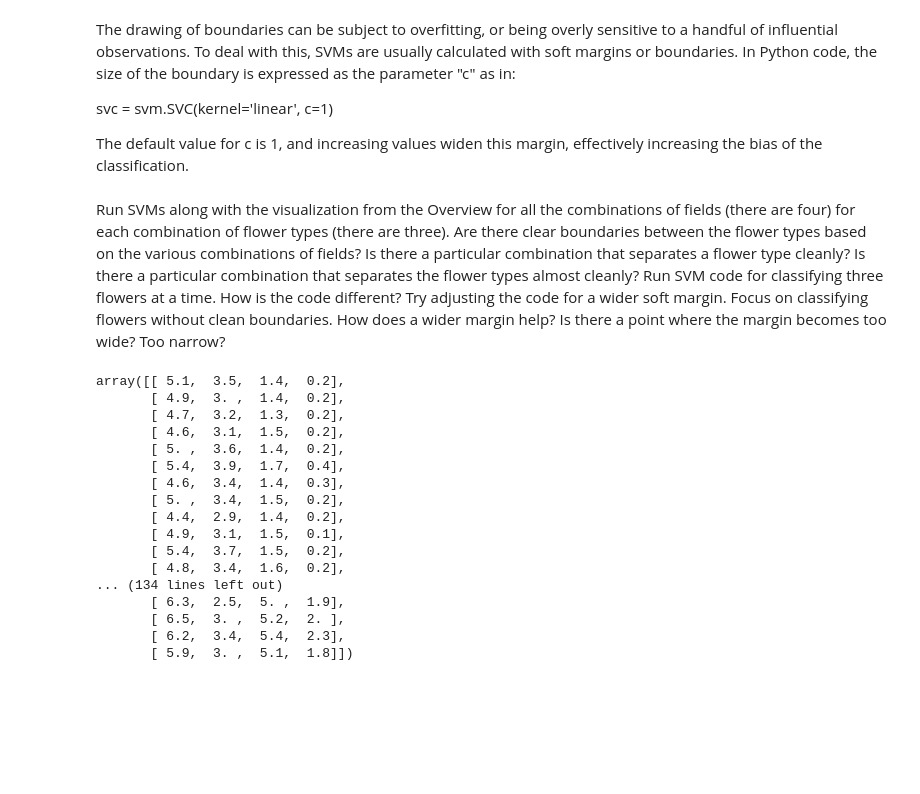
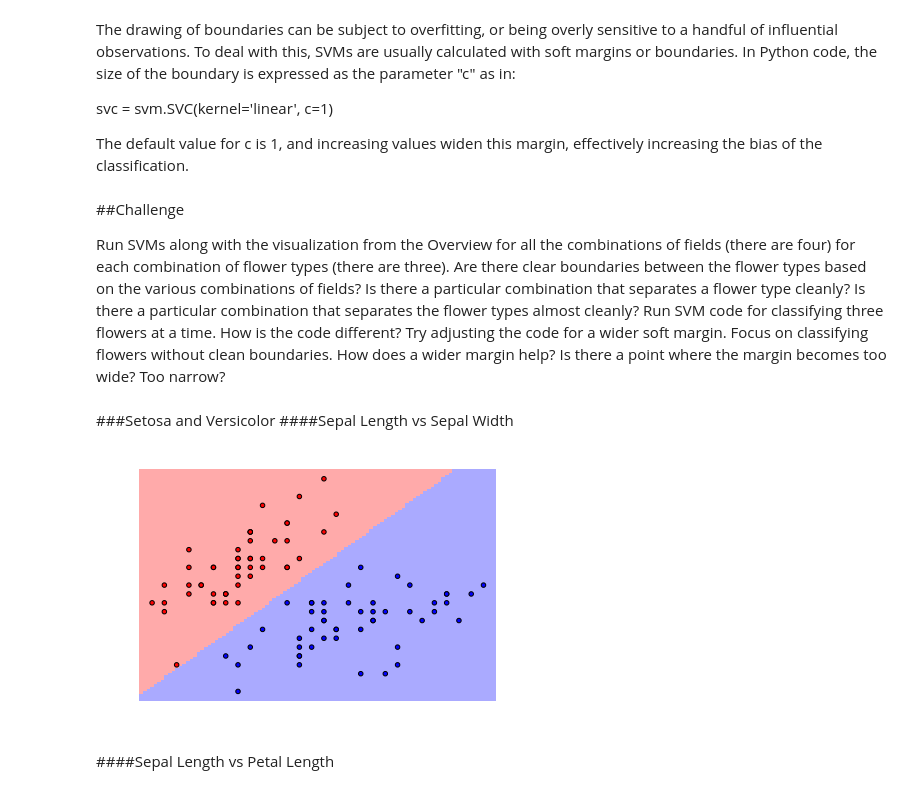
Before and after one commit to molliemarie/Thinkful-Data-Science-Projects, a Jupyter notebook: Unit4/svm.ipynb, the cells around one changed output. Cells and saved outputs as stored; diff of their text form; code cells hidden in the pictures; blank space fills up the shorter version.

```diff
--- a/Unit4/svm.ipynb
+++ b/Unit4/svm.ipynb
@@ -88,26 +153,23 @@ svc = svm.SVC(kernel='linear', c=1)
 
 The default value for c is 1, and increasing values widen this margin, effectively increasing the bias of the classification.
 # %% [markdown]
+##Challenge
+
 Run SVMs along with the visualization from the Overview for all the combinations of fields (there are four) for each combination of flower types (there are three). Are there clear boundaries between the flower types based on the various combinations of fields? Is there a particular combination that separates a flower type cleanly? Is there a particular combination that separates the flower types almost cleanly?
 Run SVM code for classifying three flowers at a time. How is the code different?
 Try adjusting the code for a wider soft margin. Focus on classifying flowers without clean boundaries. How does a wider margin help? Is there a point where the margin becomes too wide? Too narrow?
-# %%
-iris.data
-# %% [output]
-array([[ 5.1,  3.5,  1.4,  0.2],
-       [ 4.9,  3. ,  1.4,  0.2],
-       [ 4.7,  3.2,  1.3,  0.2],
-       [ 4.6,  3.1,  1.5,  0.2],
-       [ 5. ,  3.6,  1.4,  0.2],
-       [ 5.4,  3.9,  1.7,  0.4],
-       [ 4.6,  3.4,  1.4,  0.3],
-       [ 5. ,  3.4,  1.5,  0.2],
-       [ 4.4,  2.9,  1.4,  0.2],
-       [ 4.9,  3.1,  1.5,  0.1],
-       [ 5.4,  3.7,  1.5,  0.2],
-       [ 4.8,  3.4,  1.6,  0.2],
-... (134 lines left out)
-       [ 6.3,  2.5,  5. ,  1.9],
-       [ 6.5,  3. ,  5.2,  2. ],
-       [ 6.2,  3.4,  5.4,  2.3],
-       [ 5.9,  3. ,  5.1,  1.8]])
+# %% [markdown]
+###Setosa and Versicolor
+####Sepal Length vs Sepal Width
+# %%
+#Selecting and preparing the appropriate data
+z= iris_df1
+Z = z.append(iris_df2, ignore_index=True)
+X = Z[['sepal_length', 'sepal_width']].as_matrix()
+y = Z['target'].as_matrix()
+svc.fit(X, y)
+plot_estimator(svc, X, y)
+# %% [output]
+[figure, added]
+# %% [markdown]
+####Sepal Length vs Petal Length
```
Also changed, not shown: parts of 66 cells of this notebook.
